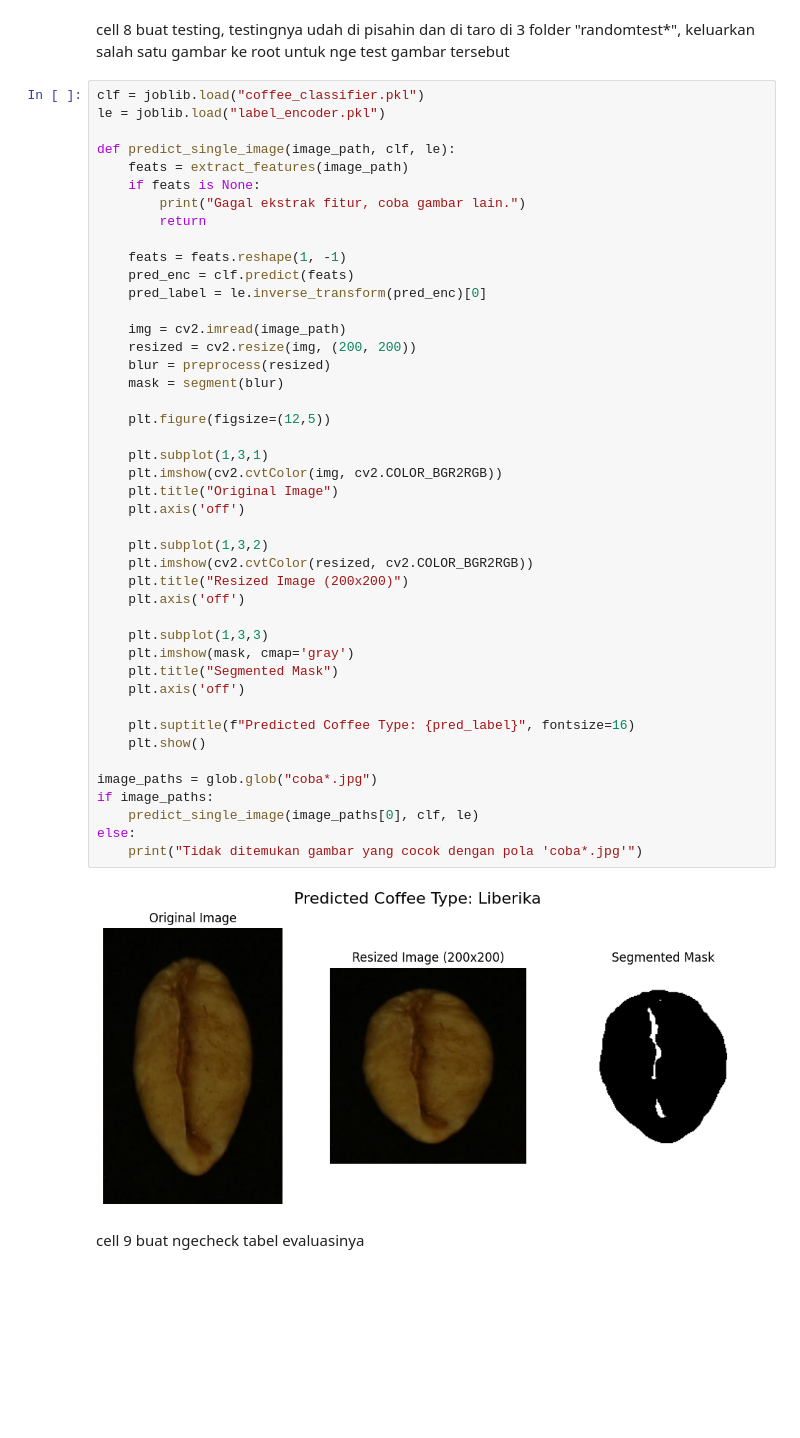
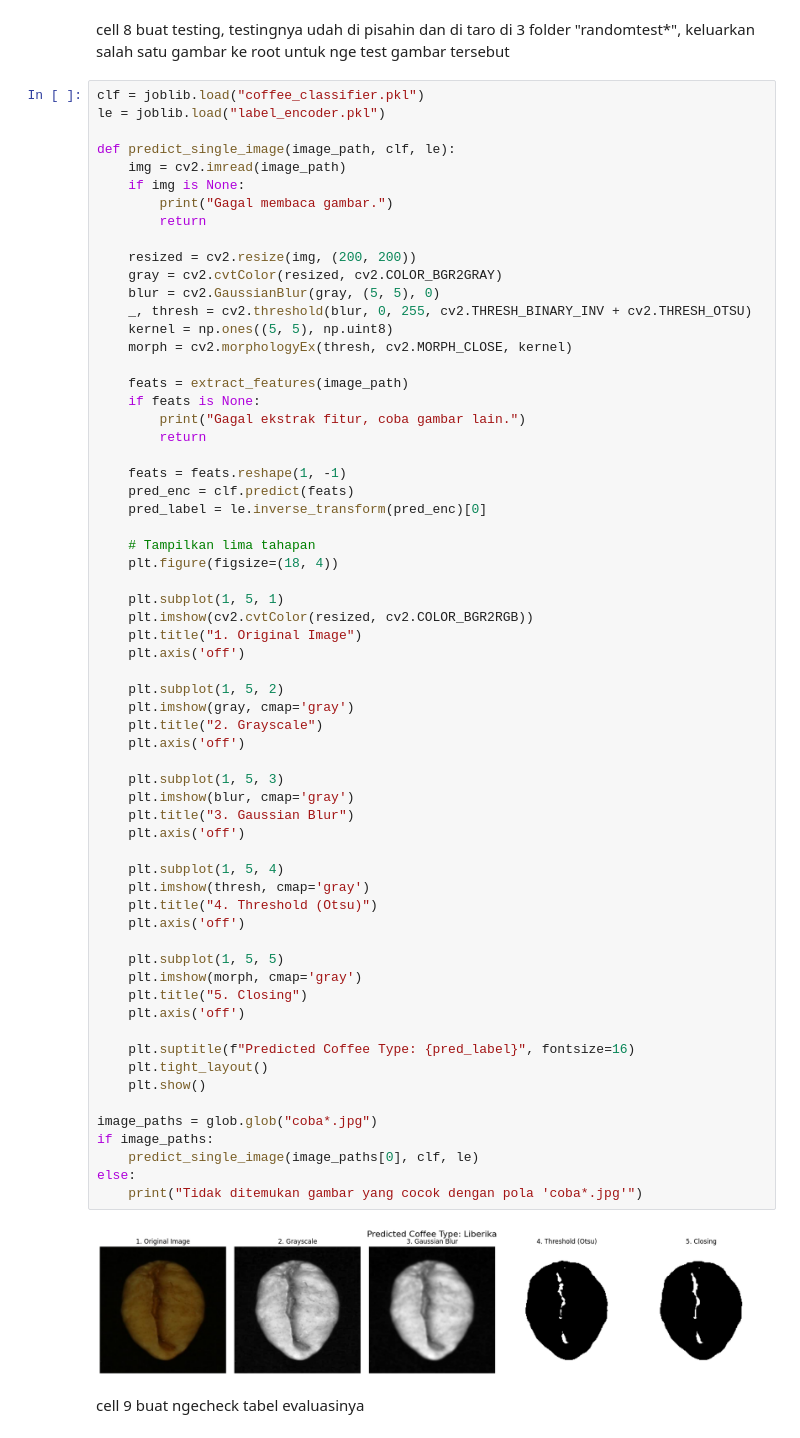
Before and after one commit to danaffani/PCD-Final-Kelompok, a Jupyter notebook: sc.ipynb, the cells around one changed output. Drawn from its saved outputs; the diff is of its cells as text; blank space fills up the shorter version.

Commit message:
edit preview image result

```diff
--- a/sc.ipynb
+++ b/sc.ipynb
@@ -138,49 +138,68 @@ cell 8 buat testing, testingnya udah di pisahin dan di taro di 3 folder "randomt
 # %%
 clf = joblib.load("coffee_classifier.pkl")
 le = joblib.load("label_encoder.pkl")
 
 def predict_single_image(image_path, clf, le):
+    img = cv2.imread(image_path)
+    if img is None:
+        print("Gagal membaca gambar.")
+        return
+
+    resized = cv2.resize(img, (200, 200))
+    gray = cv2.cvtColor(resized, cv2.COLOR_BGR2GRAY)
+    blur = cv2.GaussianBlur(gray, (5, 5), 0)
+    _, thresh = cv2.threshold(blur, 0, 255, cv2.THRESH_BINARY_INV + cv2.THRESH_OTSU)
+    kernel = np.ones((5, 5), np.uint8)
+    morph = cv2.morphologyEx(thresh, cv2.MORPH_CLOSE, kernel)
+
     feats = extract_features(image_path)
     if feats is None:
         print("Gagal ekstrak fitur, coba gambar lain.")
         return
 
     feats = feats.reshape(1, -1)
     pred_enc = clf.predict(feats)
     pred_label = le.inverse_transform(pred_enc)[0]
 
-    img = cv2.imread(image_path)
-    resized = cv2.resize(img, (200, 200))
-    blur = preprocess(resized)
-    mask = segment(blur)
+    # Tampilkan lima tahapan
+    plt.figure(figsize=(18, 4))
 
-    plt.figure(figsize=(12,5))
-
-    plt.subplot(1,3,1)
-    plt.imshow(cv2.cvtColor(img, cv2.COLOR_BGR2RGB))
-    plt.title("Original Image")
+    plt.subplot(1, 5, 1)
+    plt.imshow(cv2.cvtColor(resized, cv2.COLOR_BGR2RGB))
+    plt.title("1. Original Image")
     plt.axis('off')
 
-    plt.subplot(1,3,2)
-    plt.imshow(cv2.cvtColor(resized, cv2.COLOR_BGR2RGB))
-    plt.title("Resized Image (200x200)")
+    plt.subplot(1, 5, 2)
+    plt.imshow(gray, cmap='gray')
+    plt.title("2. Grayscale")
     plt.axis('off')
 
-    plt.subplot(1,3,3)
-    plt.imshow(mask, cmap='gray')
-    plt.title("Segmented Mask")
+    plt.subplot(1, 5, 3)
+    plt.imshow(blur, cmap='gray')
+    plt.title("3. Gaussian Blur")
+    plt.axis('off')
+
+    plt.subplot(1, 5, 4)
+    plt.imshow(thresh, cmap='gray')
+    plt.title("4. Threshold (Otsu)")
+    plt.axis('off')
+
+    plt.subplot(1, 5, 5)
+    plt.imshow(morph, cmap='gray')
+    plt.title("5. Closing")
     plt.axis('off')
 
     plt.suptitle(f"Predicted Coffee Type: {pred_label}", fontsize=16)
+    plt.tight_layout()
     plt.show()
 
 image_paths = glob.glob("coba*.jpg")
 if image_paths:
     predict_single_image(image_paths[0], clf, le)
 else:
     print("Tidak ditemukan gambar yang cocok dengan pola 'coba*.jpg'")
 # %% [output]
-[figure, old version]
+[figure, new version]
 # %% [markdown]
 cell 9 buat ngecheck tabel evaluasinya
 # %%
```
Also changed, not shown: 1 other file.
